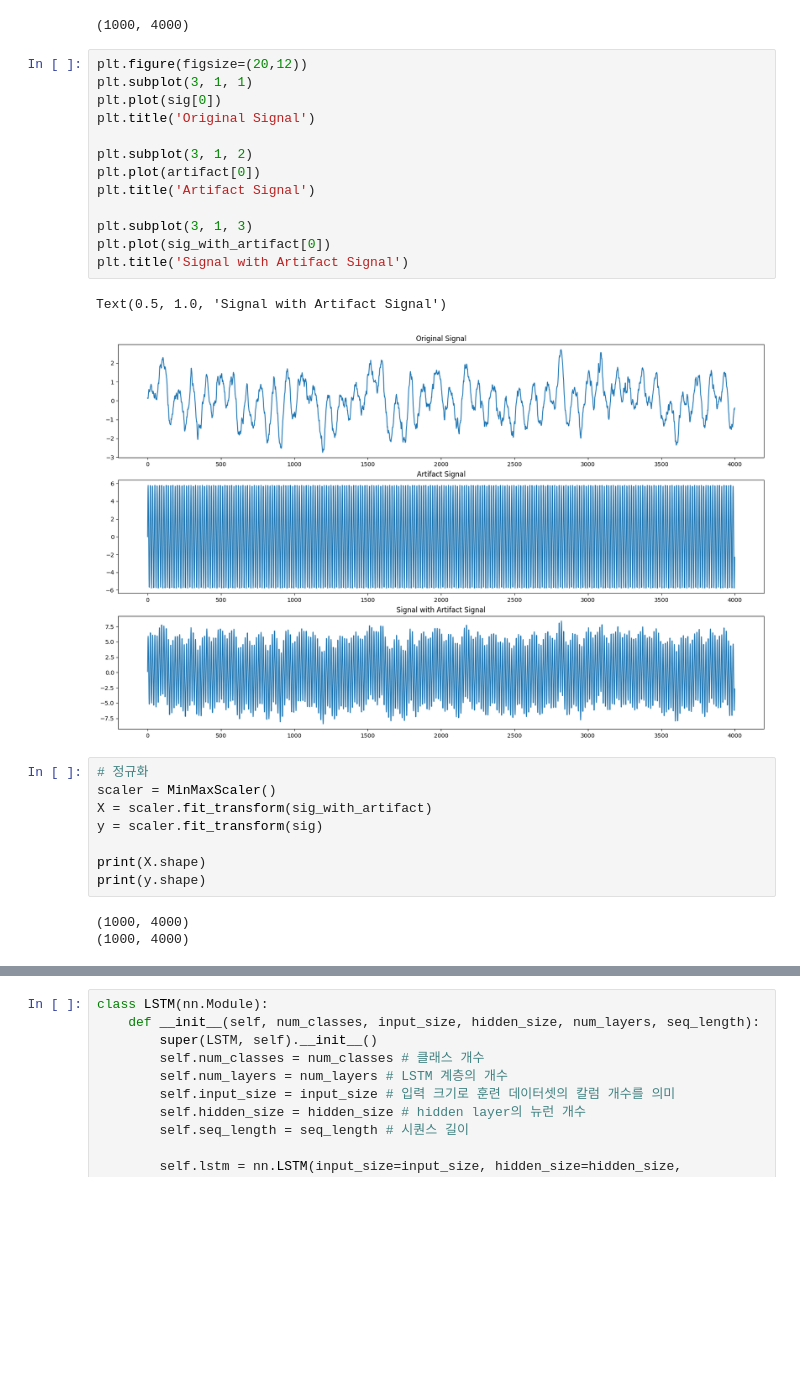
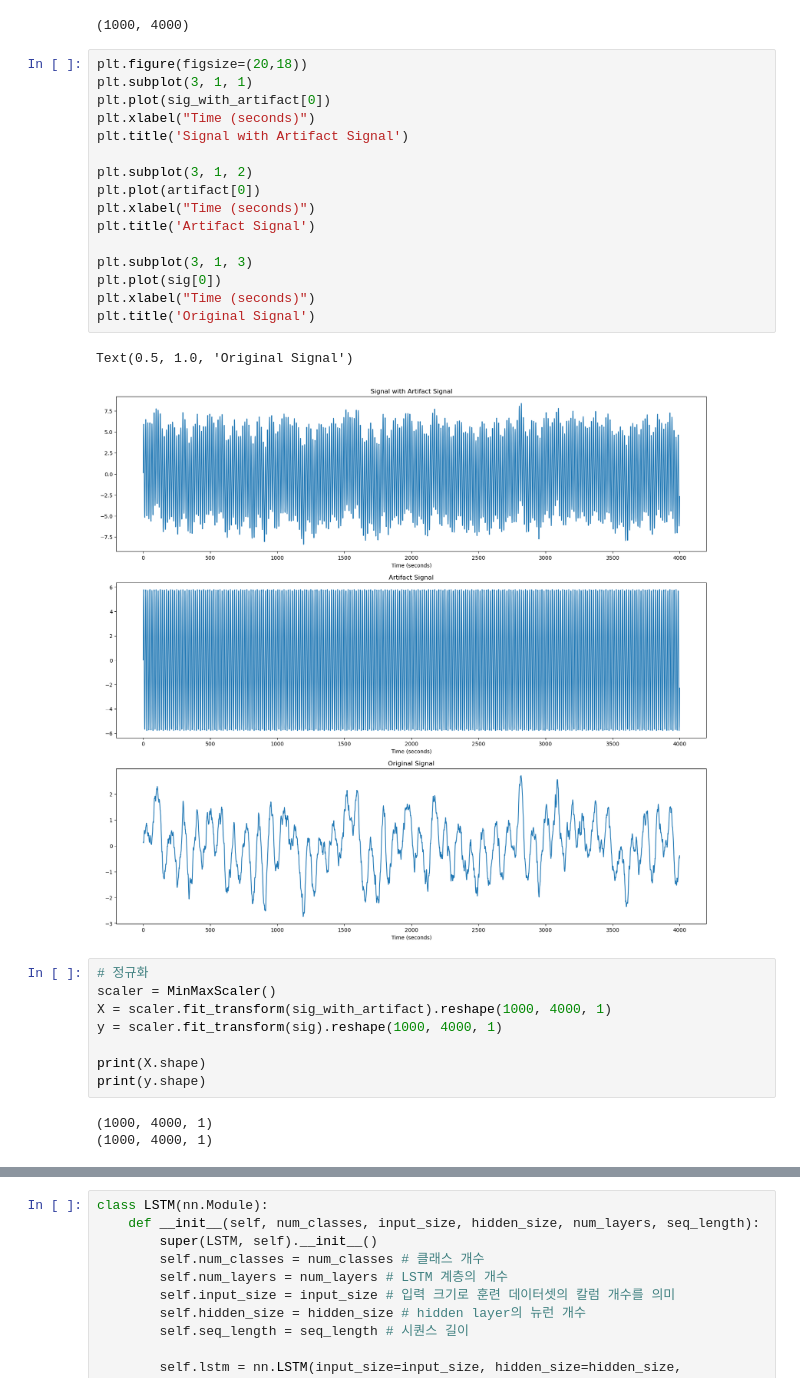
Before and after one commit to RyuKyungchan/UGRP, a Jupyter notebook: DNN_SAC/LSTM/LSTM_v0.ipynb, the cells around one changed output, grey strips where cells are left out. Drawn from its saved outputs; the diff is of its cells as text; blank space fills up the shorter version.

```diff
--- a/DNN_SAC/LSTM/LSTM_v0.ipynb
+++ b/DNN_SAC/LSTM/LSTM_v0.ipynb
@@ -22,32 +26,35 @@ sig_with_artifact.shape
 # %% [output]
 (1000, 4000)
 # %%
-plt.figure(figsize=(20,12))
+plt.figure(figsize=(20,18))
 plt.subplot(3, 1, 1)
-plt.plot(sig[0])
-plt.title('Original Signal')
+plt.plot(sig_with_artifact[0])
+plt.xlabel("Time (seconds)")
+plt.title('Signal with Artifact Signal')
 
 plt.subplot(3, 1, 2)
 plt.plot(artifact[0])
+plt.xlabel("Time (seconds)")
 plt.title('Artifact Signal')
 
 plt.subplot(3, 1, 3)
-plt.plot(sig_with_artifact[0])
-plt.title('Signal with Artifact Signal')
+plt.plot(sig[0])
+plt.xlabel("Time (seconds)")
+plt.title('Original Signal')
 # %% [output]
-Text(0.5, 1.0, 'Signal with Artifact Signal')
+Text(0.5, 1.0, 'Original Signal')
-[figure, old version]
+[figure, new version]
 # %%
 # 정규화
 scaler = MinMaxScaler()
-X = scaler.fit_transform(sig_with_artifact)
-y = scaler.fit_transform(sig)
+X = scaler.fit_transform(sig_with_artifact).reshape(1000, 4000, 1)
+y = scaler.fit_transform(sig).reshape(1000, 4000, 1)
 
 print(X.shape)
 print(y.shape)
 # %% [output]
-(1000, 4000)
-(1000, 4000)
+(1000, 4000, 1)
+(1000, 4000, 1)
 # %%
 num_data = X.shape[0] # 1000
 num_timepoints = X.shape[1] # 4000
```
Also changed, not shown: parts of 6 cells of this notebook, 2 other files.
